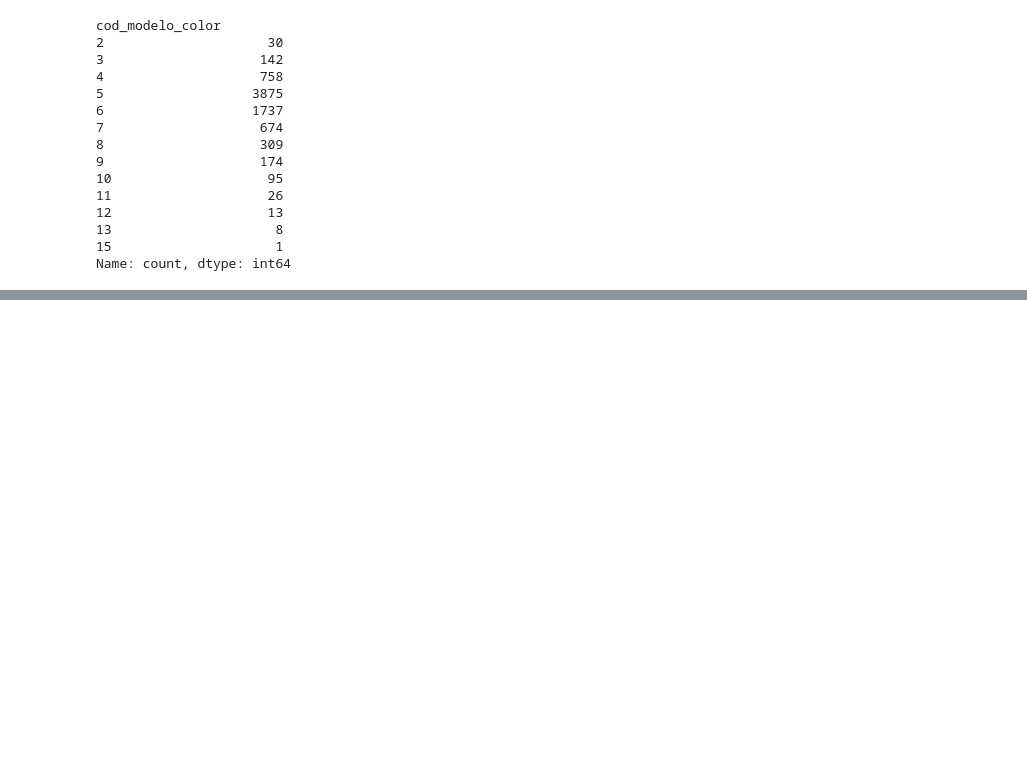
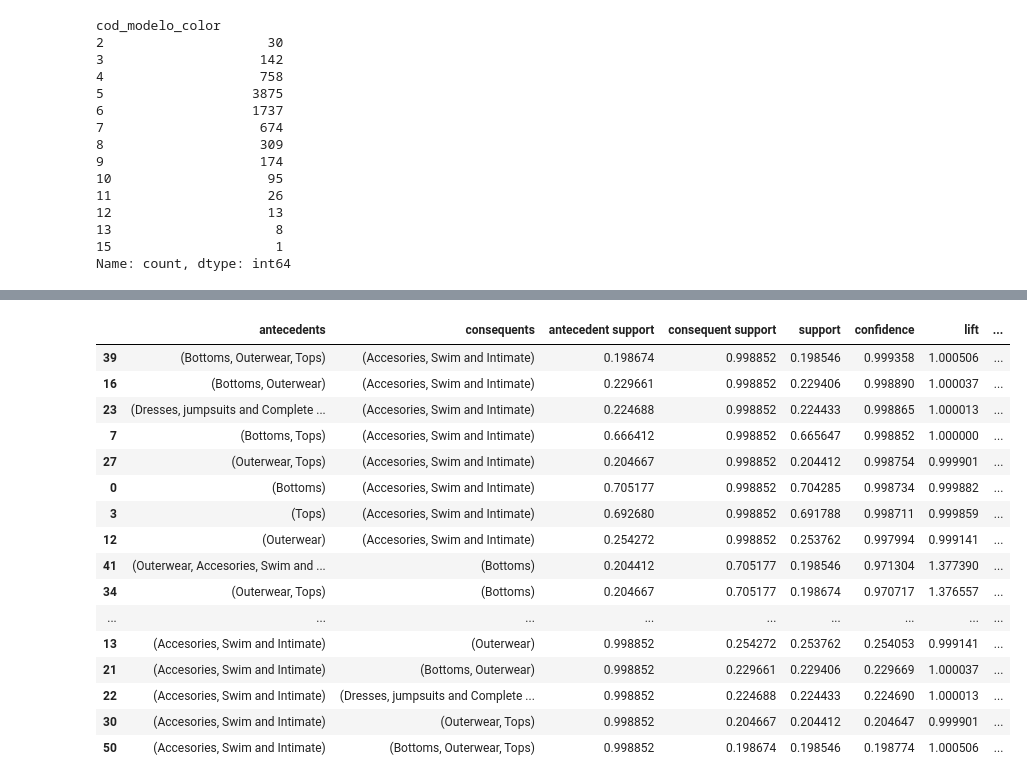
Before and after one commit to guzmanalejandro/datathon-2023-mango-ub, a Jupyter notebook: dataset_analysis.ipynb, the cells around one changed output, grey strips where cells are left out. Drawn from its saved outputs; the diff is of its cells as text; code cells hidden in the pictures; blank space fills up the shorter version.

```diff
--- a/dataset_analysis.ipynb
+++ b/dataset_analysis.ipynb
@@ -162,0 +202,4 @@ outfit_interesting_rules
+# %%
+outfit_category_counts = merged_data.groupby(['cod_outfit', 'des_product_category'])['des_product_category'].count().unstack().fillna(0).map(lambda x: x > 0.0)
+outfit_frequent_categories = apriori(outfit_category_counts, min_support=0.01, use_colnames=True, max_len = 5).sort_values("support", ascending=False)
+outfit_frequent_categories
@@ -162,0 +224,26 @@ outfit_interesting_rules
+# %%
+outfit_categories_rules = association_rules(outfit_frequent_categories, metric="support", min_threshold=0.01)
+outfit_categories_interesting_rules = outfit_categories_rules[
+	(outfit_categories_rules["support"] > 0.1)
+    & (outfit_categories_rules["confidence"] > 0.1)
+    #& (outfit_categories_rules["leverage"] > 1)
+].sort_values(['confidence', 'support', 'lift'], ascending=False)
+outfit_categories_interesting_rules
+# %% [output]
+|  | antecedents | consequents | antecedent support | consequent support | support | confidence | lift | ... |
+| 39 | (Bottoms, Outerwear, Tops) | (Accesories, Swim and Intimate) | 0.198674 | 0.998852 | 0.198546 | 0.999358 | 1.000506 | ... |
+| 16 | (Bottoms, Outerwear) | (Accesories, Swim and Intimate) | 0.229661 | 0.998852 | 0.229406 | 0.998890 | 1.000037 | ... |
+| 23 | (Dresses, jumpsuits and Complete ... | (Accesories, Swim and Intimate) | 0.224688 | 0.998852 | 0.224433 | 0.998865 | 1.000013 | ... |
+| 7 | (Bottoms, Tops) | (Accesories, Swim and Intimate) | 0.666412 | 0.998852 | 0.665647 | 0.998852 | 1.000000 | ... |
+| 27 | (Outerwear, Tops) | (Accesories, Swim and Intimate) | 0.204667 | 0.998852 | 0.204412 | 0.998754 | 0.999901 | ... |
+| 0 | (Bottoms) | (Accesories, Swim and Intimate) | 0.705177 | 0.998852 | 0.704285 | 0.998734 | 0.999882 | ... |
+| 3 | (Tops) | (Accesories, Swim and Intimate) | 0.692680 | 0.998852 | 0.691788 | 0.998711 | 0.999859 | ... |
+| 12 | (Outerwear) | (Accesories, Swim and Intimate) | 0.254272 | 0.998852 | 0.253762 | 0.997994 | 0.999141 | ... |
+| 41 | (Outerwear, Accesories, Swim and ... | (Bottoms) | 0.204412 | 0.705177 | 0.198546 | 0.971304 | 1.377390 | ... |
+| 34 | (Outerwear, Tops) | (Bottoms) | 0.204667 | 0.705177 | 0.198674 | 0.970717 | 1.376557 | ... |
+| ... | ... | ... | ... | ... | ... | ... | ... | ... |
+| 13 | (Accesories, Swim and Intimate) | (Outerwear) | 0.998852 | 0.254272 | 0.253762 | 0.254053 | 0.999141 | ... |
+| 21 | (Accesories, Swim and Intimate) | (Bottoms, Outerwear) | 0.998852 | 0.229661 | 0.229406 | 0.229669 | 1.000037 | ... |
+| 22 | (Accesories, Swim and Intimate) | (Dresses, jumpsuits and Complete ... | 0.998852 | 0.224688 | 0.224433 | 0.224690 | 1.000013 | ... |
+| 30 | (Accesories, Swim and Intimate) | (Outerwear, Tops) | 0.998852 | 0.204667 | 0.204412 | 0.204647 | 0.999901 | ... |
+| 50 | (Accesories, Swim and Intimate) | (Bottoms, Outerwear, Tops) | 0.998852 | 0.198674 | 0.198546 | 0.198774 | 1.000506 | ... |
```
Also changed, not shown: parts of 22 cells of this notebook.
